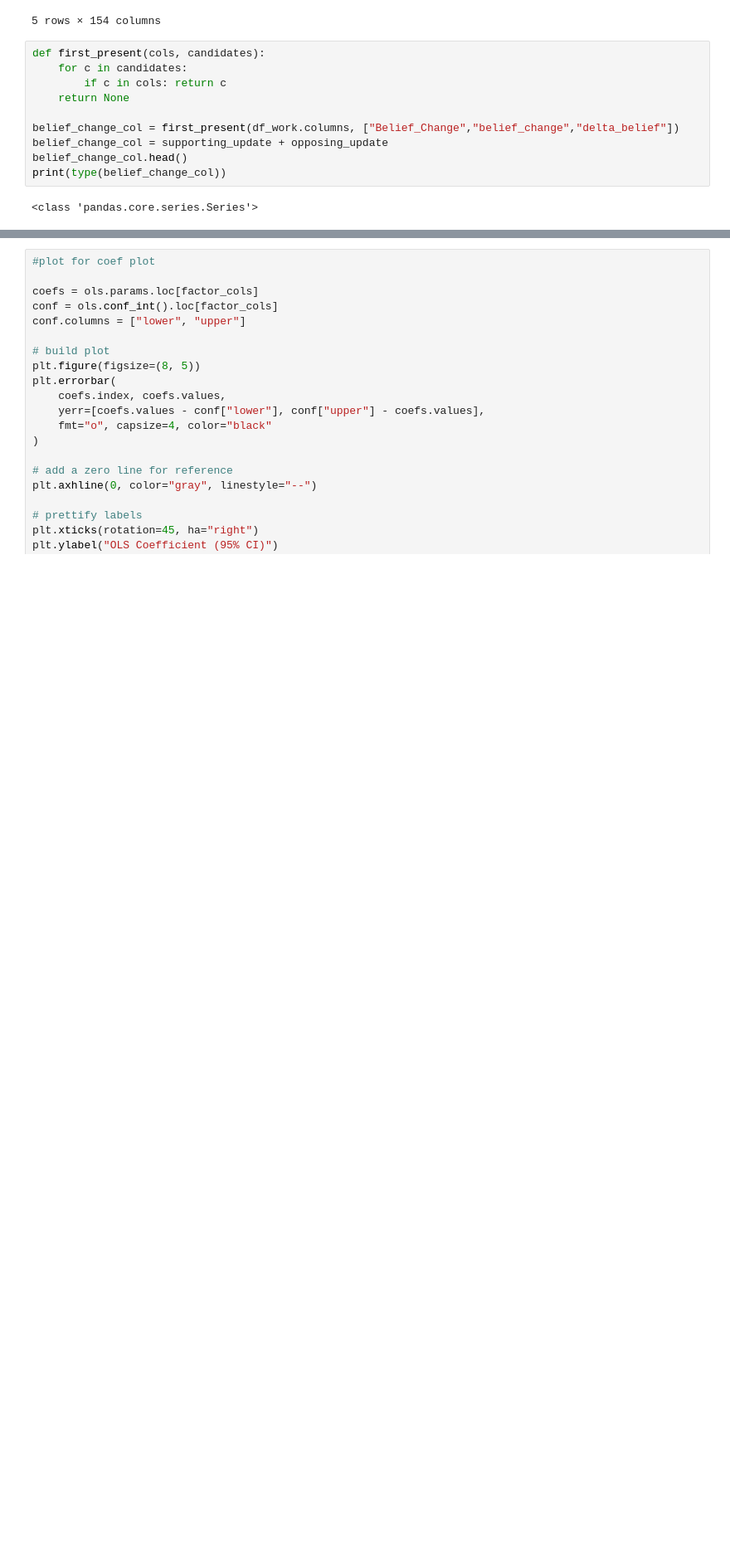
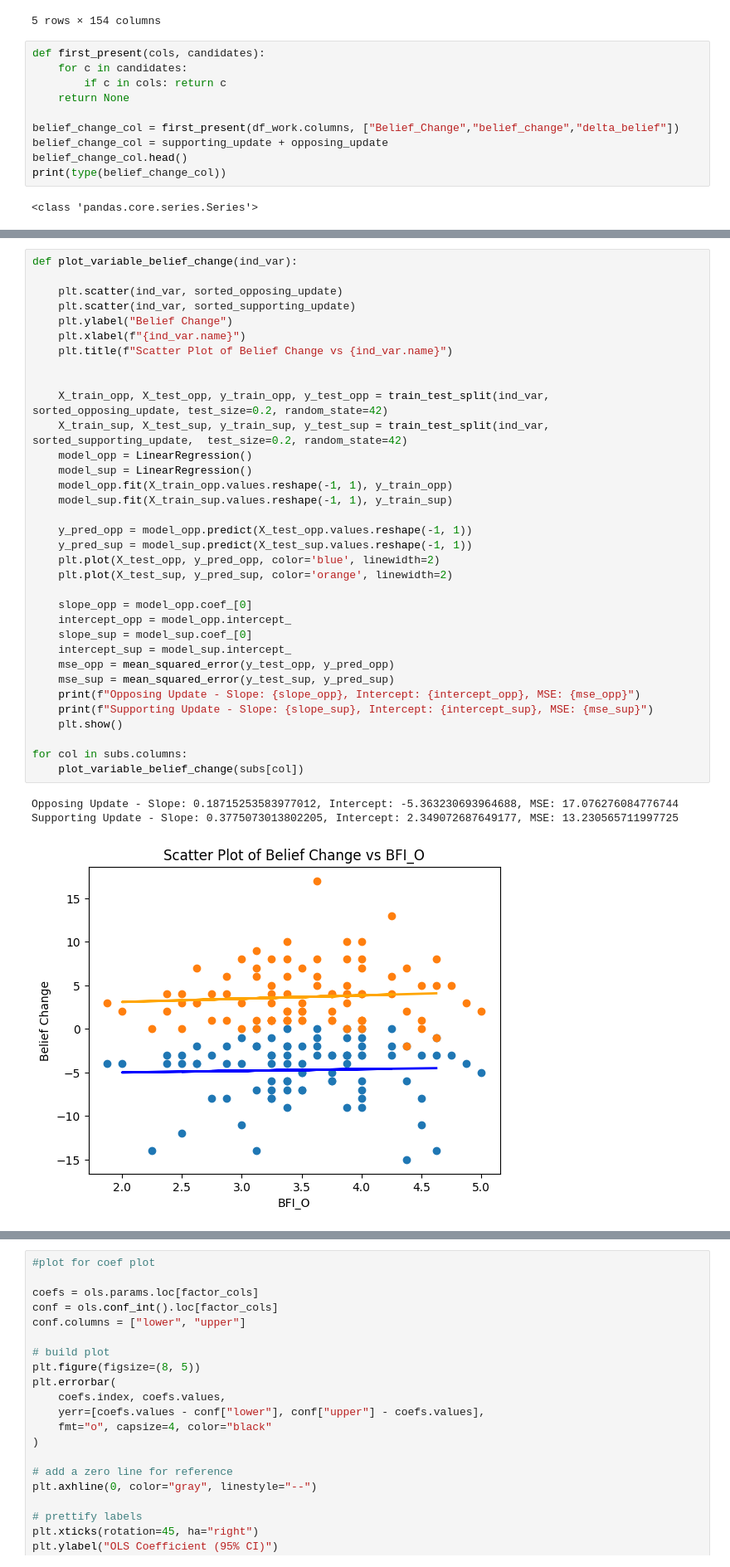
Before and after one commit to karl-1024/NeuroIntern, a Jupyter notebook: New folder/personality_analysis/final_cfa.ipynb, the cells around one changed output, grey strips where cells are left out. Shown at 83% size. Drawn from its saved outputs; the diff is of its cells as text; blank space fills up the shorter version.

```diff
--- a/New folder/personality_analysis/final_cfa.ipynb
+++ b/New folder/personality_analysis/final_cfa.ipynb
@@ -380,0 +448,38 @@ Notes:
+# %%
+def plot_variable_belief_change(ind_var):
+
+    plt.scatter(ind_var, sorted_opposing_update)
+    plt.scatter(ind_var, sorted_supporting_update)
+    plt.ylabel("Belief Change")
+    plt.xlabel(f"{ind_var.name}")
+    plt.title(f"Scatter Plot of Belief Change vs {ind_var.name}")
+
+
+    X_train_opp, X_test_opp, y_train_opp, y_test_opp = train_test_split(ind_var, sorted_opposing_update, test_size=0.2, random_state=42)
+    X_train_sup, X_test_sup, y_train_sup, y_test_sup = train_test_split(ind_var, sorted_supporting_update,  test_size=0.2, random_state=42)
+    model_opp = LinearRegression()
+    model_sup = LinearRegression()
+    model_opp.fit(X_train_opp.values.reshape(-1, 1), y_train_opp)
+    model_sup.fit(X_train_sup.values.reshape(-1, 1), y_train_sup)
+
+    y_pred_opp = model_opp.predict(X_test_opp.values.reshape(-1, 1))
+    y_pred_sup = model_sup.predict(X_test_sup.values.reshape(-1, 1))
+    plt.plot(X_test_opp, y_pred_opp, color='blue', linewidth=2)
+    plt.plot(X_test_sup, y_pred_sup, color='orange', linewidth=2)
+
+    slope_opp = model_opp.coef_[0]
+    intercept_opp = model_opp.intercept_
+    slope_sup = model_sup.coef_[0]
+    intercept_sup = model_sup.intercept_
+    mse_opp = mean_squared_error(y_test_opp, y_pred_opp)
+    mse_sup = mean_squared_error(y_test_sup, y_pred_sup)
+    print(f"Opposing Update - Slope: {slope_opp}, Intercept: {intercept_opp}, MSE: {mse_opp}")
+    print(f"Supporting Update - Slope: {slope_sup}, Intercept: {intercept_sup}, MSE: {mse_sup}")
+    plt.show()
+
+for col in subs.columns:
+    plot_variable_belief_change(subs[col])
+# %% [output]
+Opposing Update - Slope: 0.18715253583977012, Intercept: -5.363230693964688, MSE: 17.076276084776744
+Supporting Update - Slope: 0.3775073013802205, Intercept: 2.349072687649177, MSE: 13.230565711997725
+[figure, added]
```
Also changed, not shown: parts of 5 cells of this notebook.
